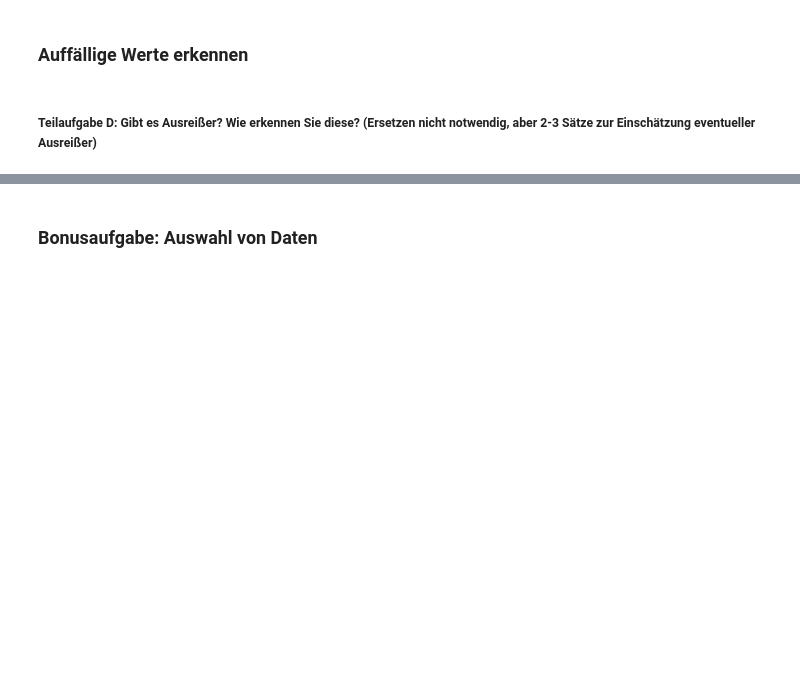
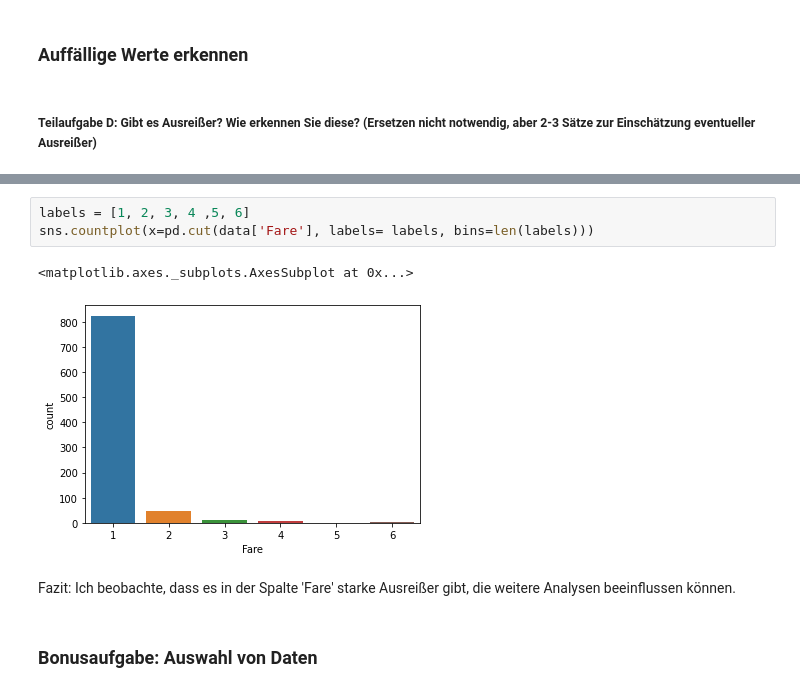
Before and after one commit to Aafaaq77/EinblickeMachineLearning, a Jupyter notebook: Projektaufgabe - Teil 1.ipynb, the cells around one changed output, grey strips where cells are left out. Drawn from its saved outputs; the diff is of its cells as text; blank space fills up the shorter version.

```diff
--- a/Projektaufgabe - Teil 1.ipynb
+++ b/Projektaufgabe - Teil 1.ipynb
@@ -128,3 +152,11 @@ Fazit: Ich beobachte, dass ... Daraus schließe ich, dass...
+# %%
+labels = [1, 2, 3, 4 ,5, 6]
+sns.countplot(x=pd.cut(data['Fare'], labels= labels, bins=len(labels)))
+# %% [output]
+<matplotlib.axes._subplots.AxesSubplot at 0x...>
+[figure, added]
+# %% [markdown]
+Fazit: Ich beobachte, dass es in der Spalte 'Fare' starke Ausreißer gibt, die weitere Analysen beeinflussen können.
 # %% [markdown]
 ### Bonusaufgabe: Auswahl von Daten
 # %% [markdown]
```
Also changed, not shown: parts of 21 cells of this notebook.
